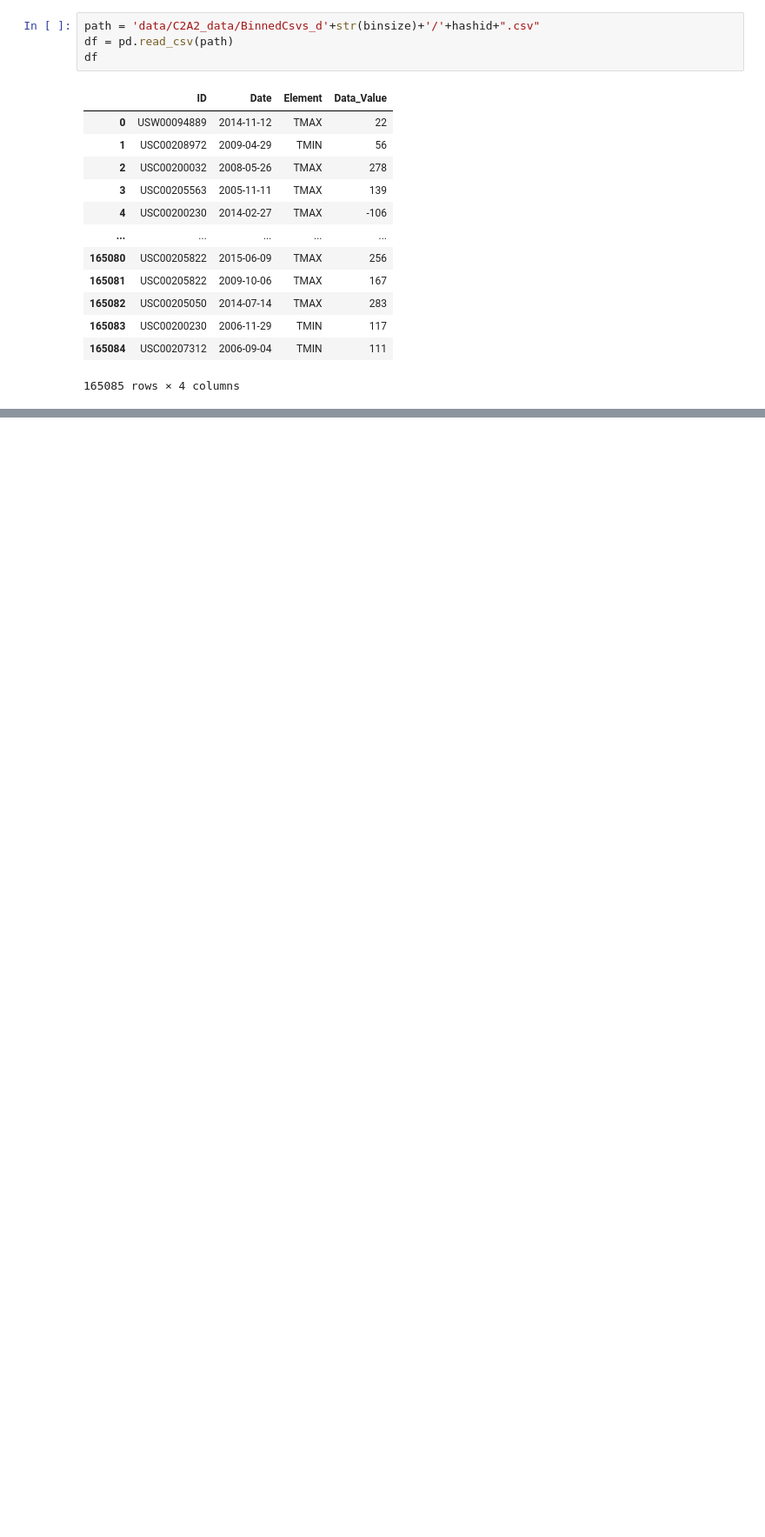
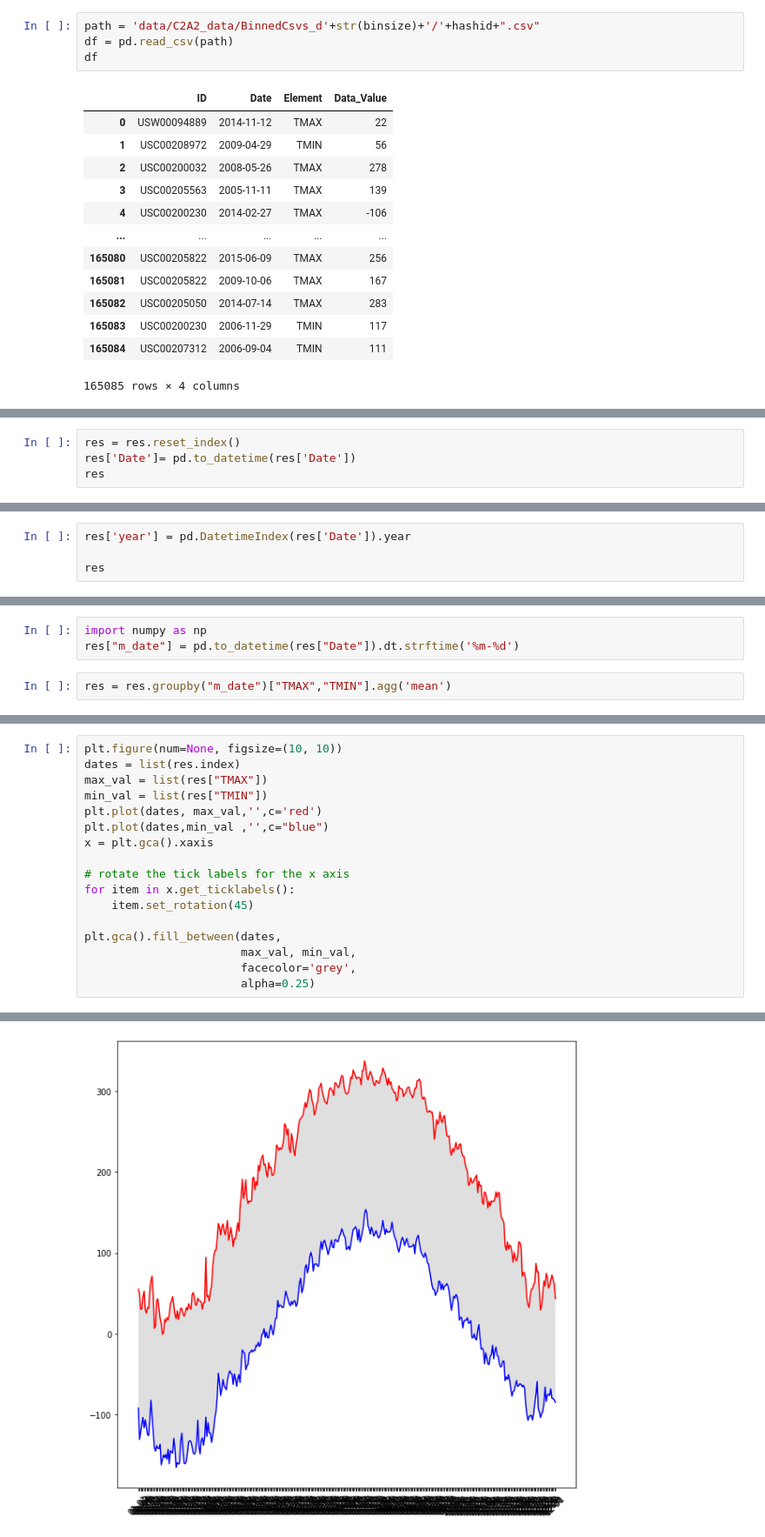
Before and after one commit to maab2198/applied_ds_python, a Jupyter notebook: Assignment2.ipynb, the cells around one changed output, grey strips where cells are left out. Shown at 87% size. Drawn from its saved outputs; the diff is of its cells as text; blank space fills up the shorter version.

Commit message:
assignment 2: add plot

```diff
--- a/Assignment2.ipynb
+++ b/Assignment2.ipynb
@@ -108,0 +134,4 @@ df
+# %%
+res = res.reset_index()
+res['Date']= pd.to_datetime(res['Date'])
+res
@@ -108,0 +152,4 @@ df
+# %%
+res['year'] = pd.DatetimeIndex(res['Date']).year
+
+res
@@ -108,0 +170,5 @@ df
+# %%
+import numpy as np
+res["m_date"] = pd.to_datetime(res["Date"]).dt.strftime('%m-%d')
+# %%
+res = res.groupby("m_date")["TMAX","TMIN"].agg('mean')
@@ -108,0 +192,18 @@ df
+# %%
+plt.figure(num=None, figsize=(10, 10))
+dates = list(res.index)
+max_val = list(res["TMAX"])
+min_val = list(res["TMIN"])
+plt.plot(dates, max_val,'',c='red')
+plt.plot(dates,min_val ,'',c="blue")
+x = plt.gca().xaxis
+
+# rotate the tick labels for the x axis
+for item in x.get_ticklabels():
+    item.set_rotation(45)
+
+plt.gca().fill_between(dates,
+                       max_val, min_val,
+                       facecolor='grey',
+                       alpha=0.25)
+# %% [output]
@@ -108,0 +211 @@ df
+[figure, added]
```
Also changed, not shown: parts of 12 cells of this notebook.
